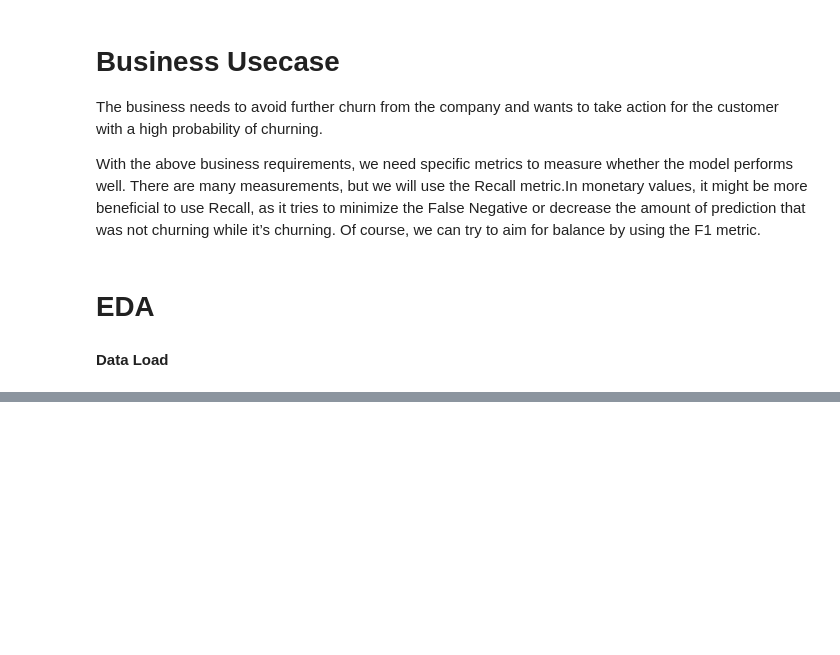
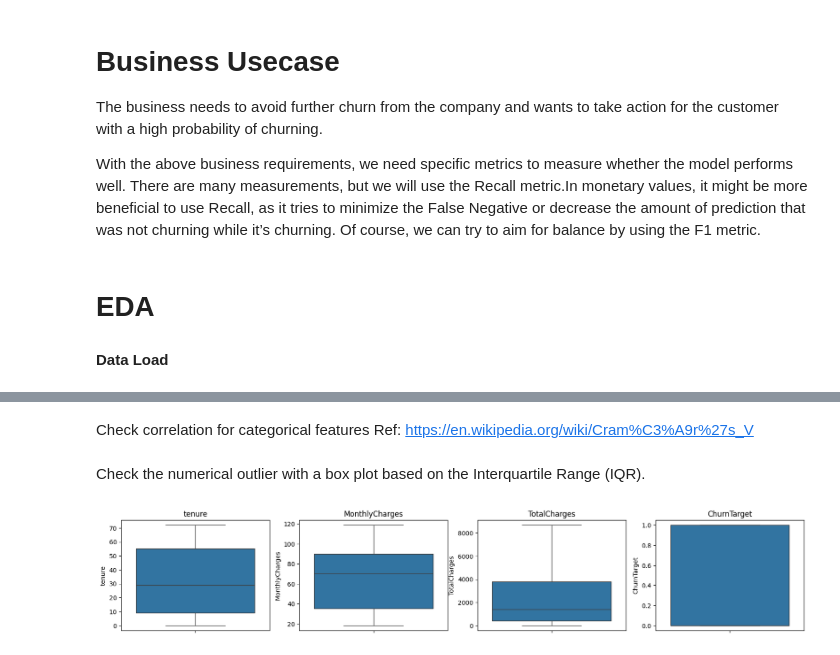
Before and after one commit to avimuk/ml-projects, a Jupyter notebook: E2E_ML_Inference.ipynb, the cells around one changed output, grey strips where cells are left out. Saved outputs shown, nothing was run; the diff lists cells and outputs as text; code cells hidden in the pictures; blank space fills up the shorter version.

```diff
--- a/E2E_ML_Inference.ipynb
+++ b/E2E_ML_Inference.ipynb
@@ -54,0 +70,11 @@ drive.mount('/content/drive')
+# %%
+#transform the TotalCharges feature into a numerical column
+import numpy as np
+df['TotalCharges'] = df['TotalCharges'].replace('', np.nan)
+df['TotalCharges'] = pd.to_numeric(df['TotalCharges'], errors='coerce').fillna(0)
+
+#SeniorCitizen feature should be categorical so that I would transform it into strings
+df['SeniorCitizen'] = df['SeniorCitizen'].astype('str')
+
+#Churn feature is categorical, we would develop new features that show it as a numerical column
+df['ChurnTarget'] = df['Churn'].apply(lambda x: 1 if x=='Yes' else 0)
@@ -54,0 +83,5 @@ drive.mount('/content/drive')
+# %%
+# Plot distribution of numearical features
+
+num_features = df.select_dtypes('number').columns
+df[num_features].hist(bins=15, figsize=(15, 6), layout=(2, 5))
@@ -54,0 +90,11 @@ drive.mount('/content/drive')
+# %%
+import matplotlib.pyplot as plt
+
+# Plot distribution of categorical features
+cat_features = df.drop('customerID', axis =1).select_dtypes(include='object').columns
+
+plt.figure(figsize=(10, 10))
+for i, col in enumerate(cat_features, 1):
+    plt.subplot(5, 4, i)
+    df[col].value_counts().plot(kind='bar')
+    plt.title(col)
@@ -54,0 +111,2 @@ drive.mount('/content/drive')
+# %% [markdown]
+Check correlation for categorical features Ref: https://en.wikipedia.org/wiki/Cram%C3%A9r%27s_V
@@ -54,0 +125,11 @@ drive.mount('/content/drive')
+# %% [markdown]
+ Check the numerical outlier with a box plot based on the Interquartile Range (IQR).
+# %%
+# Plot box plots to identify outliers
+plt.figure(figsize=(20, 15))
+for i, col in enumerate(num_features, 1):
+    plt.subplot(4, 4, i)
+    sns.boxplot(y=df[col])
+    plt.title(col)
+# %% [output]
+[figure, added]
```
Also changed, not shown: parts of 23 cells of this notebook.
